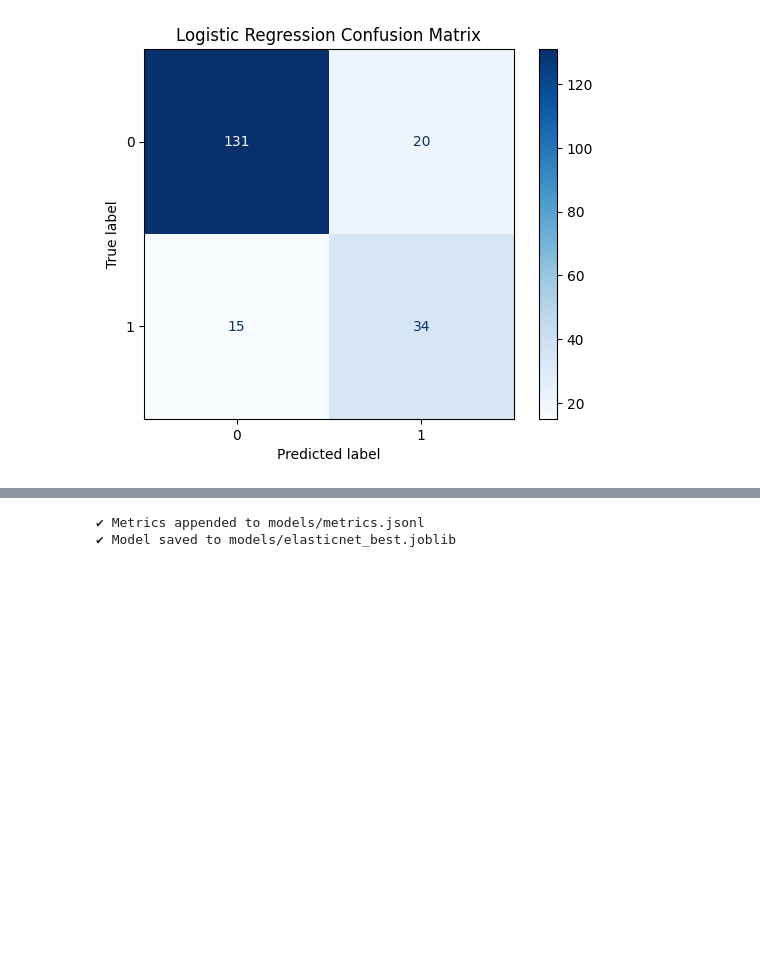
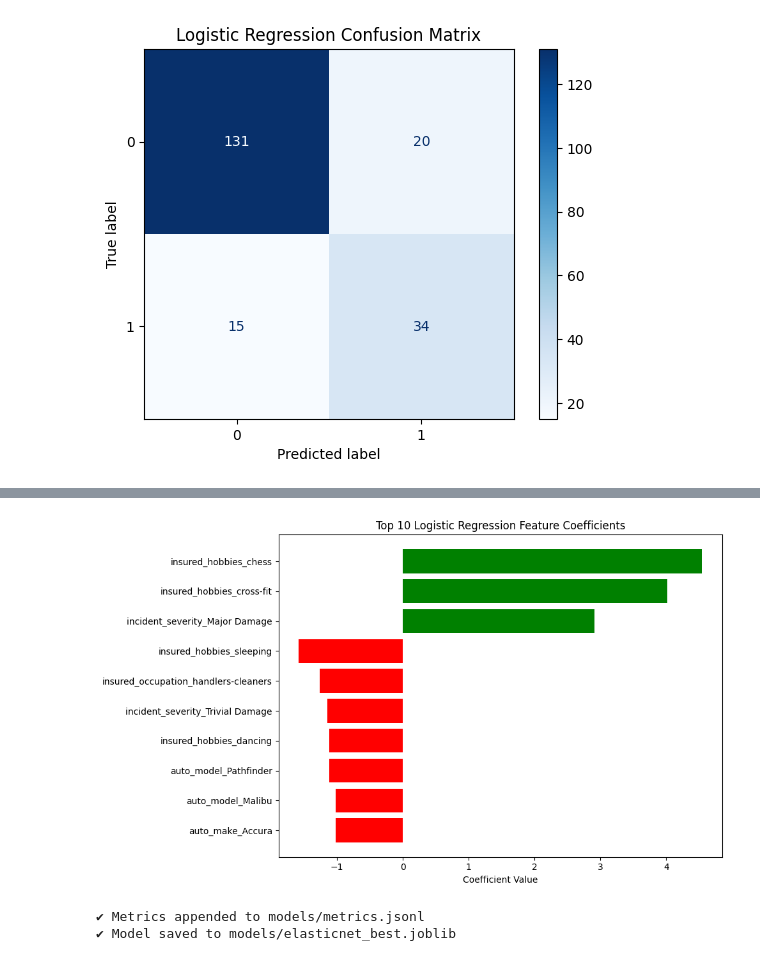
Before and after one commit to jackie-niu/DS9000-Project, a Jupyter notebook: archive/Project_Logistic.ipynb, the cells around one changed output, grey strips where cells are left out. Cells and saved outputs as stored; diff of their text form; code cells hidden in the pictures; blank space fills up the shorter version.

Commit message:
Add top 10 features to Logistic Regression.

```diff
--- a/archive/Project_Logistic.ipynb
+++ b/archive/Project_Logistic.ipynb
@@ -295,3 +295,31 @@ plt.title('Logistic Regression Confusion Matrix')
 # %% [output]
 Text(0.5, 1.0, 'Logistic Regression Confusion Matrix')
 [figure]
+# %%
+import numpy as np
+import pandas as pd
+
+# Extract the logistic regression model
+lr_model = clf.named_steps['clf']
+
+# Get coefficients (binary classification, so just one array)
+coefs = lr_model.coef_[0]  # shape = (n_features,)
+
+# Extract feature names after preprocessing
+preprocessor = clf.named_steps['prep']
+# Numeric features
+num_features = num_cols
+# Categorical features after one-hot encoding
+cat_features = preprocessor.named_transformers_['cat']['oh'].get_feature_names_out(cat_cols)
+# Combine
+all_features = np.concatenate([num_features, cat_features])
+
+# Create DataFrame
+feat_importance = pd.DataFrame({
+    'feature': all_features,
+    'coefficient': coefs,
+    'abs_coeff': np.abs(coefs)
+}).sort_values(by='abs_coeff', ascending=False)
+
+# Show top 10 features
+print(feat_importance.head(10))
@@ -298,3 +338,20 @@ Text(0.5, 1.0, 'Logistic Regression Confusion Matrix')
+# %%
+import matplotlib.pyplot as plt
+
+# Take top 10 features by absolute coefficient
+top_feats = feat_importance.head(10)
+
+plt.figure(figsize=(10,6))
+# Plot actual coefficients (can be positive or negative)
+colors = ['green' if c > 0 else 'red' for c in top_feats['coefficient']]
+plt.barh(top_feats['feature'], top_feats['coefficient'], color=colors)
+plt.xlabel("Coefficient Value")
+plt.title("Top 10 Logistic Regression Feature Coefficients")
+plt.gca().invert_yaxis()  # highest at top
+plt.tight_layout()
+plt.show()
+# %% [output]
+[figure, added]
 # %%
 
 import os, json, time, joblib
```
Also changed, not shown: parts of 1 cell of this notebook, 2 other files.
